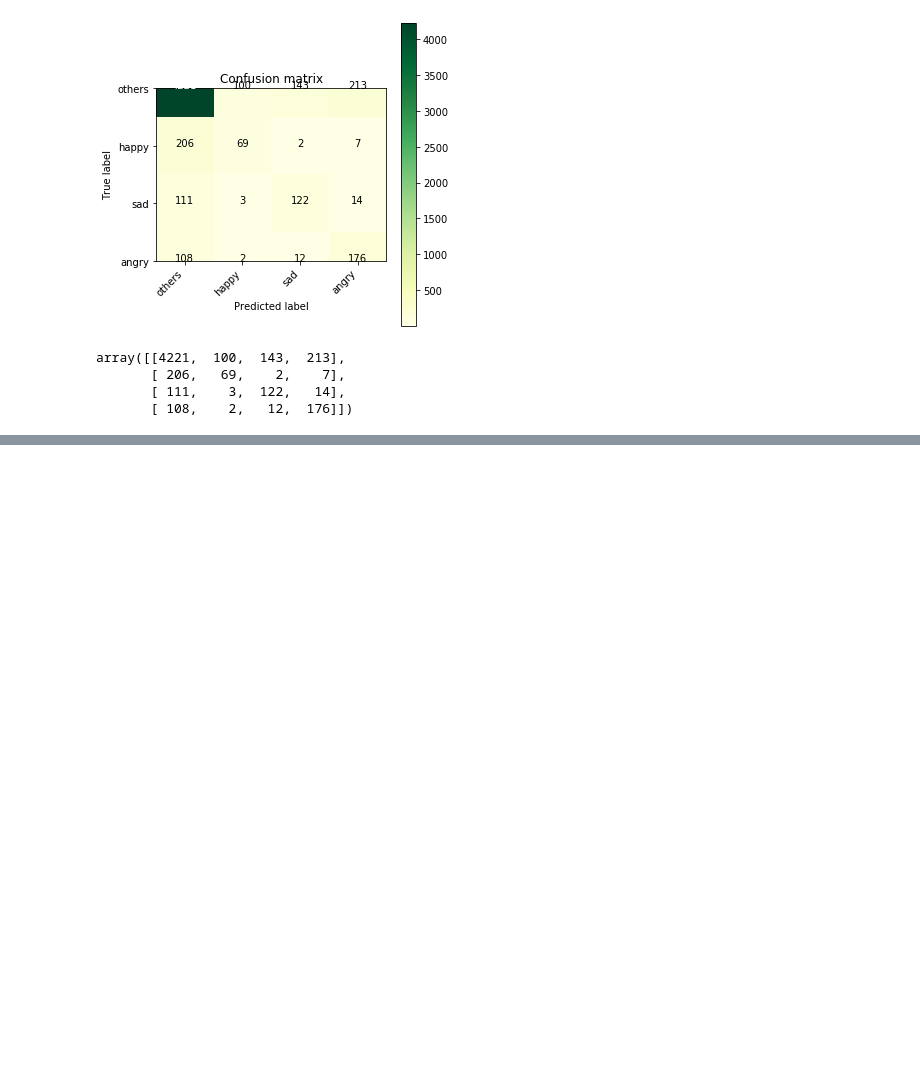
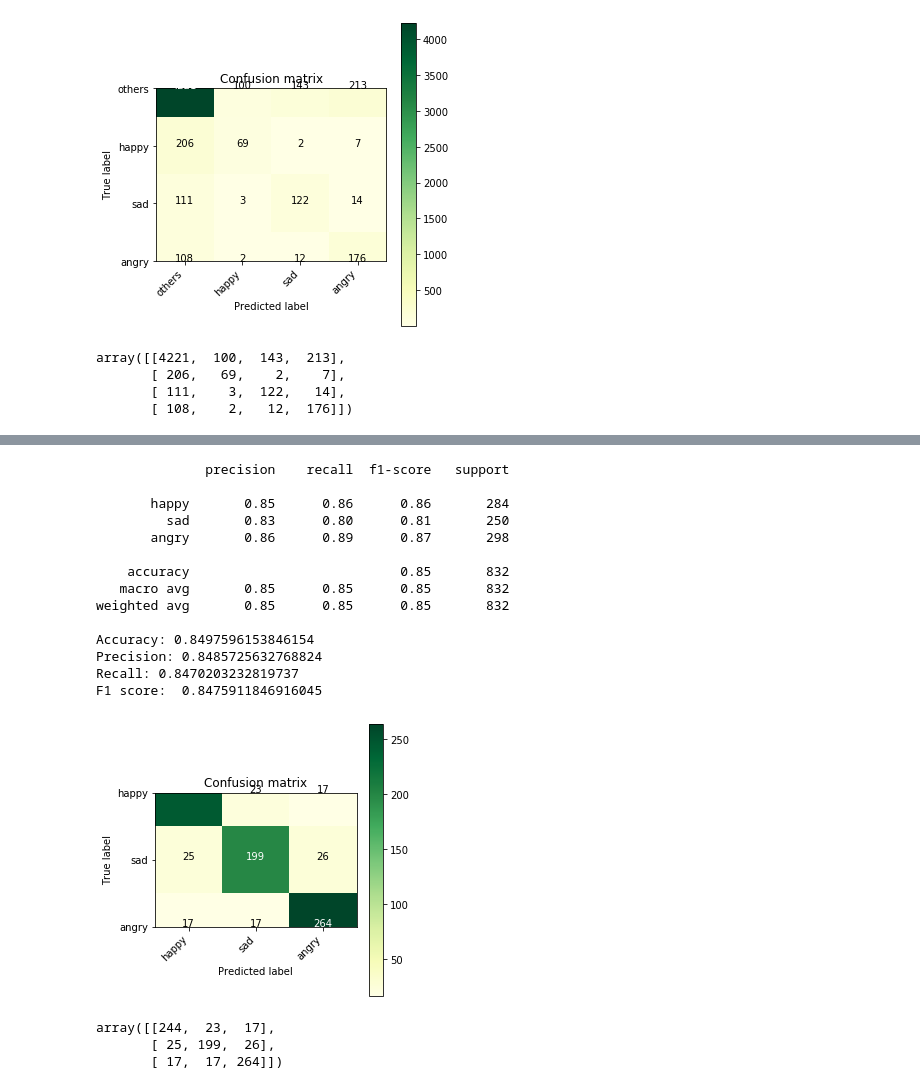
Before and after one commit to sharma-swati/contextual_emotion_detection, a Jupyter notebook: deepmoji/models_with_deepmoji_embeddings.ipynb, the cells around one changed output, grey strips where cells are left out. Drawn from its saved outputs; the diff is of its cells as text; code cells hidden in the pictures; blank space fills up the shorter version.

Commit message:
Sequential analysis of conversation text using deepmoji embedding

```diff
--- a/deepmoji/models_with_deepmoji_embeddings.ipynb
+++ b/deepmoji/models_with_deepmoji_embeddings.ipynb
@@ -713,0 +776,13 @@ array([[4221,  100,  143,  213],
+# %%
+test_label_selected = test_label[indices_test]
+deepmoji_test = test_conversation_encoding_vector[indices_test]
+emoji_test = emoji_test_all[indices_test]
+# %%
+tokens = ['happy', 'sad', 'angry']
+# %%
+def print_metrics(prediction):
+    print(metrics.classification_report(test_label_selected, prediction, target_names = tokens))
+    print("Accuracy:", metrics.accuracy_score(test_label_selected, prediction))
+    print("Precision:", metrics.precision_score(test_label_selected, prediction, average = 'macro'))
+    print("Recall:", metrics.recall_score(test_label_selected, prediction, average = 'macro'))
+    print("F1 score: ", metrics.f1_score(test_label_selected, prediction, average = 'macro'))
@@ -713,0 +791,3 @@ array([[4221,  100,  143,  213],
+# %%
+logistic_regression = Pipeline([('scaler', MinMaxScaler()), ('clf', LogisticRegression(random_state = 0))])
+logistic_regression.fit(deepmoji_train, label_train)
@@ -713,0 +805,25 @@ array([[4221,  100,  143,  213],
+# %%
+logistic_regression_predictions = logistic_regression.predict(deepmoji_test)
+print_metrics(logistic_regression_predictions)
+plot_confusion_matrix(metrics.confusion_matrix(test_label_selected, logistic_regression_predictions), tokens)
+plt.show()
+metrics.confusion_matrix(test_label_selected, logistic_regression_predictions)
+# %% [output]
+              precision    recall  f1-score   support
+
+       happy       0.85      0.86      0.86       284
+         sad       0.83      0.80      0.81       250
+       angry       0.86      0.89      0.87       298
+
+    accuracy                           0.85       832
+   macro avg       0.85      0.85      0.85       832
+weighted avg       0.85      0.85      0.85       832
+
+Accuracy: 0.8497596153846154
+Precision: 0.8485725632768824
+Recall: 0.8470203232819737
+F1 score:  0.8475911846916045
+[figure, added]
+array([[244,  23,  17],
+       [ 25, 199,  26],
+       [ 17,  17, 264]])
```
Also changed, not shown: parts of 81 cells of this notebook.
